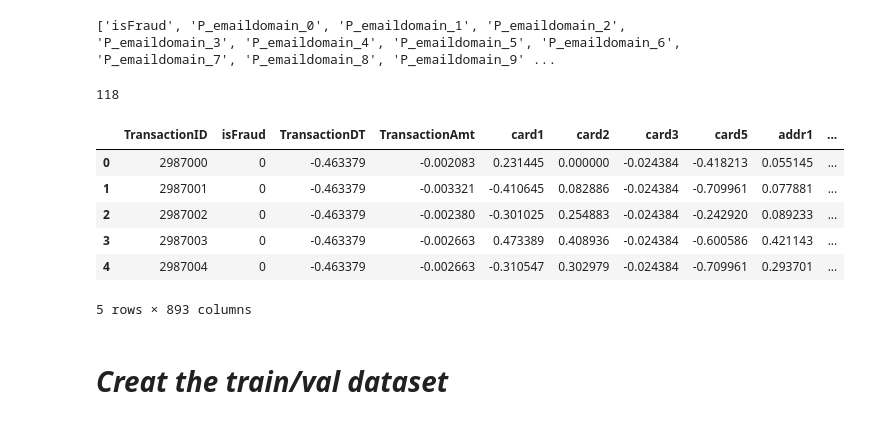
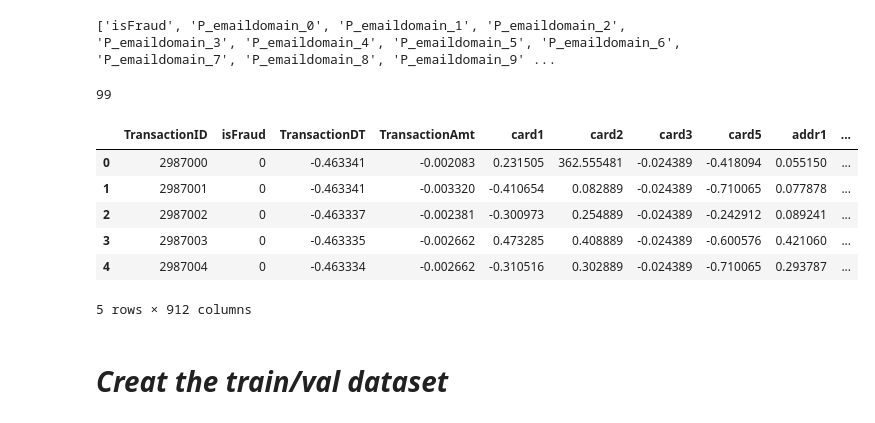
Before and after one commit to aquangnguyen1992/Advanced_Data_Science_Capstone, a Jupyter notebook: Capstone_Project.ipynb, the cells around one changed output. Drawn from its saved outputs; the diff is of its cells as text; code cells hidden in the pictures.

```diff
--- a/Capstone_Project.ipynb
+++ b/Capstone_Project.ipynb
@@ -107,9 +103,12 @@ print(len(float_columns), len(int_columns), len(obj_columns))
 def normalization_data(X, indices):
   X_out = copy.copy(X)
   X_temp = X[indices]
-  X_out.iloc[indices] = (X_temp-np.mean(X_temp))/(np.max(X_temp)-np.min(X_temp))
-  X_out.iloc[np.where(np.isnan(X_out))[0]] = 0
-  return np.min(X_temp), np.max(X_temp), np.mean(X_temp), X_out.astype('float16')
+  max_X = np.max(X_temp)
+  min_X = np.min(X_temp)
+  mean_X = np.mean(X_temp)
+  X_out.iloc[indices] = (X_temp - mean_X)/(max_X - min_X)
+  X_out.iloc[np.where(np.isnan(X_out))[0]] = mean_X
+  return min_X, max_X, mean_X, X_out.astype('float32')
 # %%
 dataset_transaction.head(5)
 # %% [output]
@@ -126,7 +125,7 @@ dataset_transaction.head(5)
 # Task 3: Remove the irrelevant columns
 for column in float_columns:
   # Set to float 16
-  dataset_transaction[column].astype('float16')
+  dataset_transaction[column].astype('float32')
 
   # Code the NaN column for every features
   dataset_transaction[column + "_NaN_Code"] = np.isnan(dataset_transaction[column].values).astype('int8')
@@ -148,7 +147,7 @@ dataset_transaction.head(5)
 # %%
 for column in int_columns:
   # Set to int 32
-  dataset_transaction[column].astype('int32')
+  dataset_transaction[column].astype('float32')
 
   # Code the NaN feature
   dataset_transaction[column + "_NaN_Code"] = np.isnan(dataset_transaction[column].values).astype('int8')
@@ -237,28 +236,28 @@ if to_display:
 # %%
 # Remove the weak correlation features
 col = corr.columns
 is_fraud = np.where(col=='isFraud')[0][0]
 col = col.to_list()
 col.pop(is_fraud)
 to_remove = []
 for each_col in col:
-  if abs(corr['isFraud'][each_col]) < 0.05: # Weak correlation
+  if abs(corr['isFraud'][each_col]) < 0.01: # Weak correlation
     to_remove.append(each_col)
     a = dataset_transaction.pop(each_col)
 print(len(to_remove))
 analyzing_data = None
 
 
 dataset_transaction.head(5)
 # %% [output]
-118
+99
 |  | TransactionID | isFraud | TransactionDT | TransactionAmt | card1 | card2 | card3 | card5 | addr1 | ... |
-| 0 | 2987000 | 0 | -0.463379 | -0.002083 | 0.231445 | 0.000000 | -0.024384 | -0.418213 | 0.055145 | ... |
-| 1 | 2987001 | 0 | -0.463379 | -0.003321 | -0.410645 | 0.082886 | -0.024384 | -0.709961 | 0.077881 | ... |
-| 2 | 2987002 | 0 | -0.463379 | -0.002380 | -0.301025 | 0.254883 | -0.024384 | -0.242920 | 0.089233 | ... |
-| 3 | 2987003 | 0 | -0.463379 | -0.002663 | 0.473389 | 0.408936 | -0.024384 | -0.600586 | 0.421143 | ... |
-| 4 | 2987004 | 0 | -0.463379 | -0.002663 | -0.310547 | 0.302979 | -0.024384 | -0.709961 | 0.293701 | ... |
+| 0 | 2987000 | 0 | -0.463341 | -0.002083 | 0.231505 | 362.555481 | -0.024389 | -0.418094 | 0.055150 | ... |
+| 1 | 2987001 | 0 | -0.463341 | -0.003320 | -0.410654 | 0.082889 | -0.024389 | -0.710065 | 0.077878 | ... |
+| 2 | 2987002 | 0 | -0.463337 | -0.002381 | -0.300973 | 0.254889 | -0.024389 | -0.242912 | 0.089241 | ... |
+| 3 | 2987003 | 0 | -0.463335 | -0.002662 | 0.473285 | 0.408889 | -0.024389 | -0.600576 | 0.421060 | ... |
+| 4 | 2987004 | 0 | -0.463334 | -0.002662 | -0.310516 | 0.302889 | -0.024389 | -0.710065 | 0.293787 | ... |
-5 rows × 893 columns
+5 rows × 912 columns
 # %% [markdown]
 # ***Creat the train/val dataset***
 # %%
```
Also changed, not shown: parts of 12 cells of this notebook.
